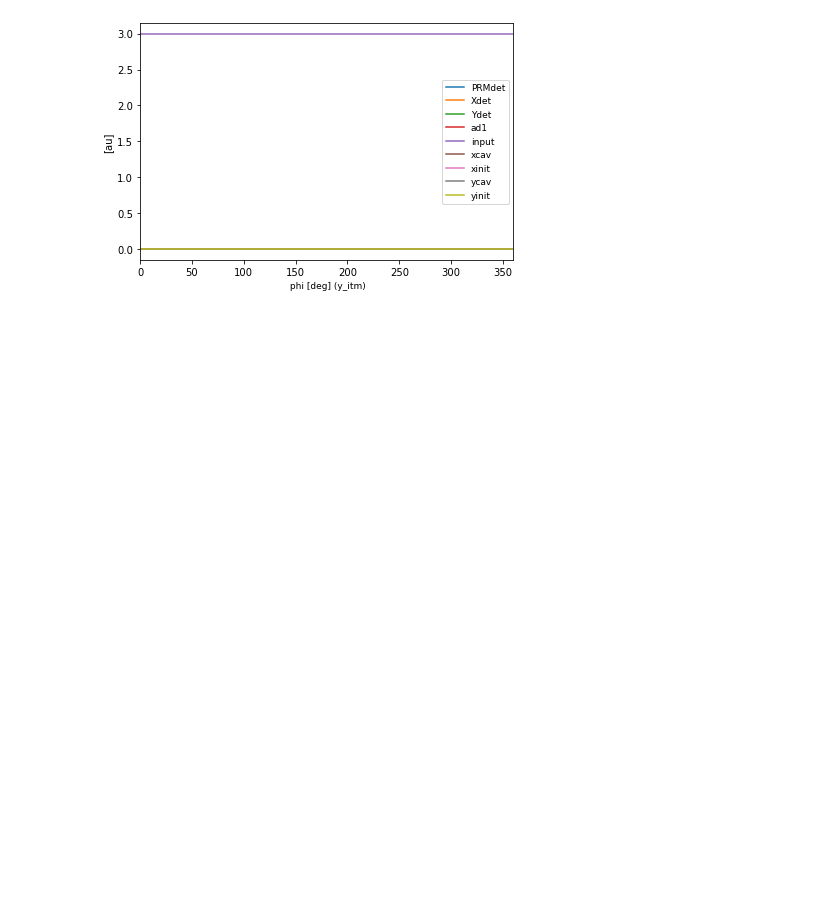
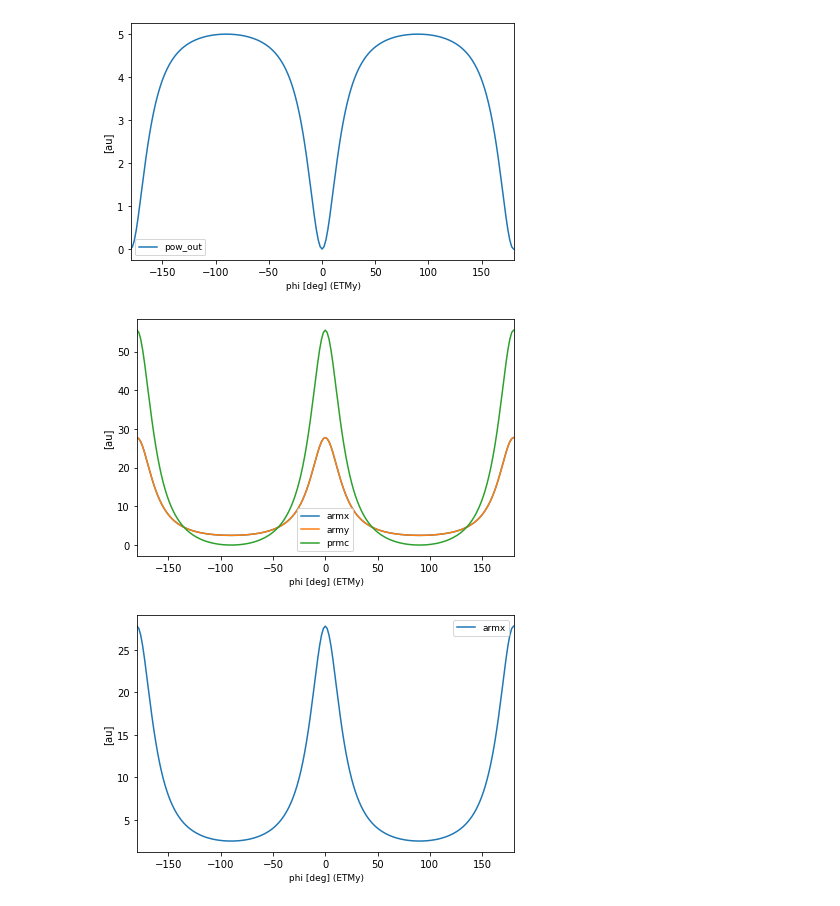
Before and after one commit to choudhary0parivesh/Finesse, a Jupyter notebook: Power Recycled MI/PRMI.ipynb, the cells around one changed output. Saved outputs shown, nothing was run; the diff lists cells and outputs as text; code cells hidden in the pictures; blank space fills up the shorter version.

```diff
--- a/Power Recycled MI/PRMI.ipynb
+++ b/Power Recycled MI/PRMI.ipynb
@@ -46,7 +1,38 @@ base.parse(basecode)
+# %%
+from pykat import finesse
+from pykat.commands import *
+import numpy as np
+import matplotlib.pyplot as plt
+
+base = finesse.kat()
+base.verbose = False
+
+################ core optics#######################
+Mich = """
+l laser1 10 0 n1 # laser with P = 10 W
+s s1 1 n1 n21
+m1 PRMC 0.5 0.01 90 n21 n31
+s s2 1 n31 n2
+bs bs1 0.5 0.5 45 0 n2 n3 n4 n5 # 50:50 beam splitter
+s Lx 3k n4 n8
+s Ly 3k n3 n6
+m ETMy 1 0 0 n6 n7
+m ETMx 1 0 0 n8 n9
+pd pow_out n5
+pd prmc n2
+pd army n3
+pd armx n4
+
+"""
 # %%
+base.parse(Mich)
 kat = base.deepcopy()
-kat.parse("xaxis y_itm phi lin 0 360 500")
+kat.parse("xaxis ETMy phi lin -180 180 200")
 out1=kat.run()
-out1.plot()
+out1.plot(['pow_out'])
+out1.plot(['prmc','army','armx'])
+out1.plot(['armx'])
 # %% [output]
-[figure, old version]
+[figure, new version]
+[figure, added]
+[figure, added]
```
Also changed, not shown: parts of 1 cell of this notebook.
